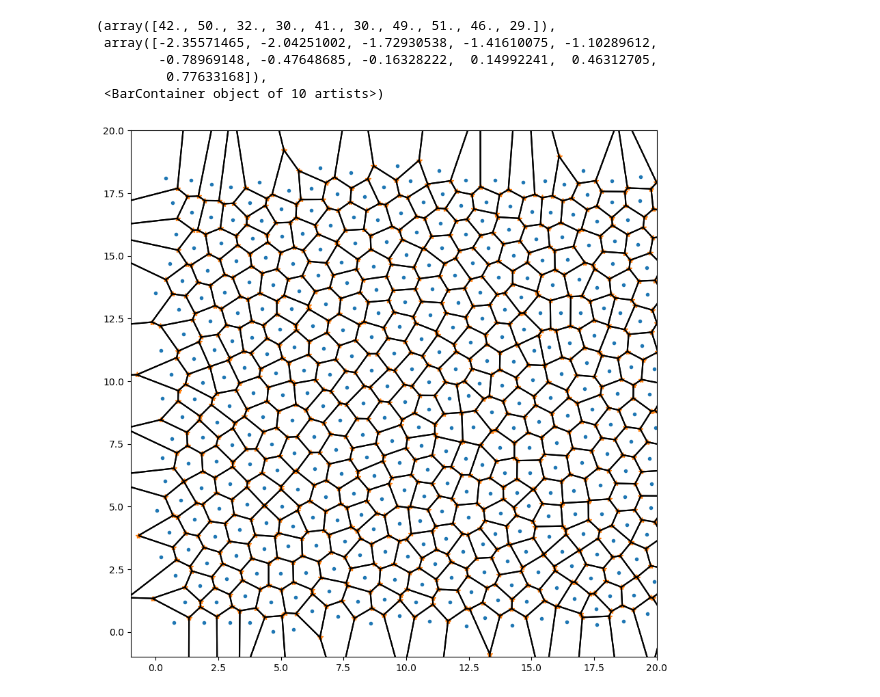
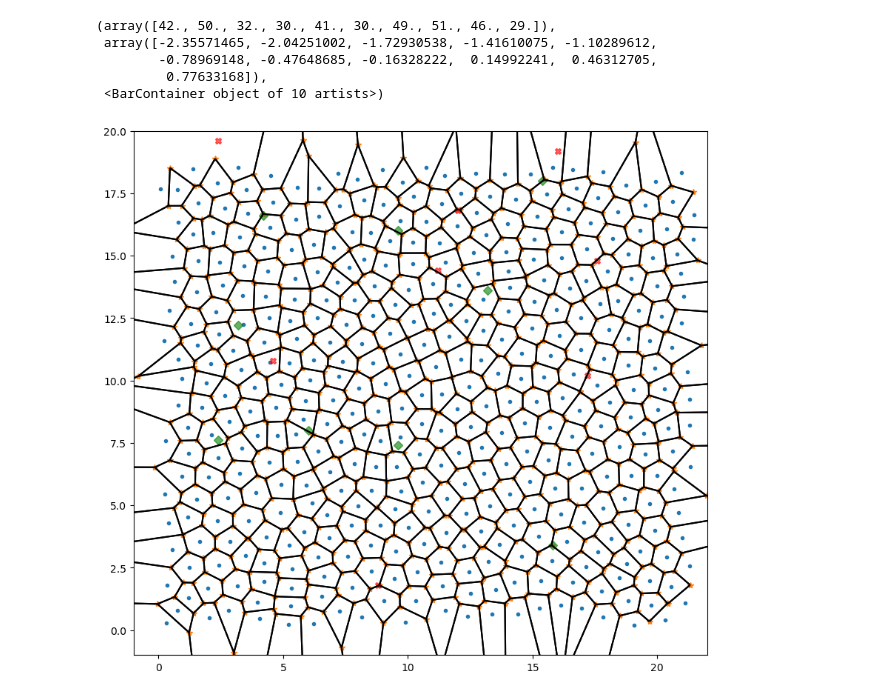
Before and after one commit to victoryash/ML_DefectDetection, a Jupyter notebook: plotDefects.ipynb, the cells around one changed output. Cells and saved outputs as stored; diff of their text form; code cells hidden in the pictures.

```diff
--- a/plotDefects.ipynb
+++ b/plotDefects.ipynb
@@ -51,8 +51,24 @@ from scipy.spatial import Delaunay
 # points = np.random.rand(30, 2)
 # tri = Delaunay(points)
 
-for p in ori_paths[20:21]:
+for p in ori_paths[1:2]:
     ptns = np.loadtxt(p, delimiter=',')
+
+# PosDefects defect file path
+p_def = pathlib.Path(p).parents[1].joinpath(
+        "DefectFiles", "PosDefects",
+        pathlib.Path(p).name.replace("points", "posdefects")
+        )
+pos_def = np.loadtxt(p_def, delimiter=',')
+
+
+# NegDefects defect file path
+p_def = pathlib.Path(p).parents[1].joinpath(
+        "DefectFiles", "NegDefects",
+        pathlib.Path(p).name.replace("points", "negdefects")
+        )
+neg_def = np.loadtxt(p_def, delimiter=',')
+
 
 points = ptns[:,:2]
 tri = Delaunay(points)
@@ -80,32 +96,34 @@ def ncross2(u, v):
     """|| u x v ||^2"""
     return sq2(u)*sq2(v) - dot2(u, v)**2
 
 def sq2(u):
     return dot2(u, u)
 
 cc = cross2(sq2(a) * b - sq2(b) * a, a, b) / (2*ncross2(a, b)) + C
 
 # Grab the Voronoi edges
 vc = cc[:,tri.neighbors]
 vc[:,tri.neighbors == -1] = np.nan # edges at infinity, plotting those would need more work...
 
 lines = []
 lines.extend(zip(cc.T, vc[:,:,0].T))
 lines.extend(zip(cc.T, vc[:,:,1].T))
 lines.extend(zip(cc.T, vc[:,:,2].T))
 
 # Plot it
 import matplotlib.pyplot as plt
 from matplotlib.collections import LineCollection
 
 lines = LineCollection(lines, edgecolor='k')
 
 fig, ax = plt.subplots(1,1, figsize=(10,10))
 ax.plot(points[:,0], points[:,1], '.')
 ax.plot(cc[0], cc[1], '*')
+ax.plot(pos_def[:,0], pos_def[:,1], "Xr", alpha=.6)
+ax.plot(neg_def[:,0], neg_def[:,1], "Dg", alpha=.6)
 plt.gca().add_collection(lines)
-ax.set_xlim(-1, 20)
+ax.set_xlim(-1, 22)
 ax.set_ylim(-1, 20)
 ax.set_aspect(1)
 # %% [output]
-[figure, old version]
+[figure, new version]
```
